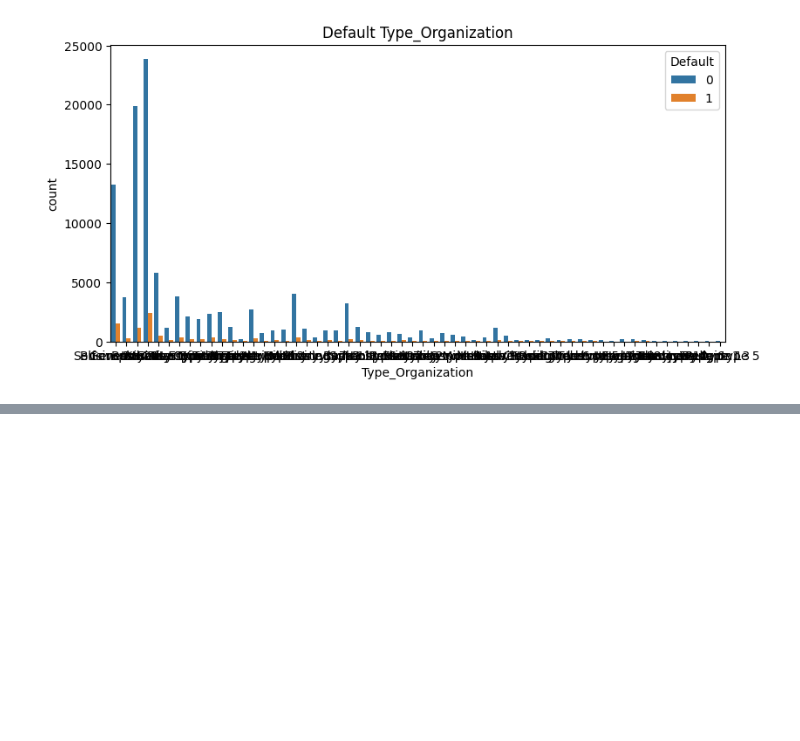
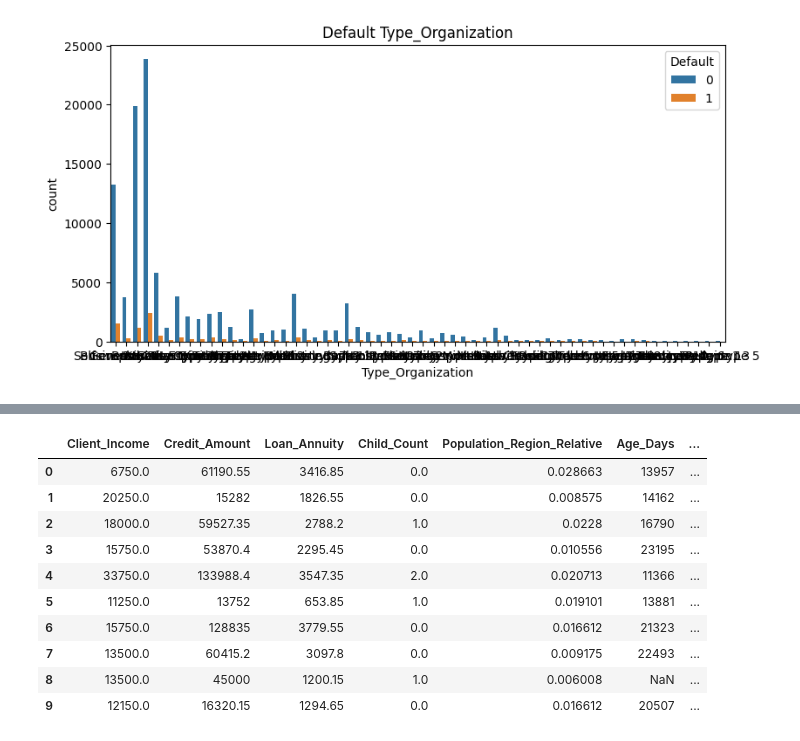
Before and after one commit to kimhyunso/semi_project, a Jupyter notebook: test.ipynb, the cells around one changed output, grey strips where cells are left out. Saved outputs shown, nothing was run; the diff lists cells and outputs as text; code cells hidden in the pictures; blank space fills up the shorter version.

```diff
--- a/test.ipynb
+++ b/test.ipynb
@@ -264,0 +263,5 @@ plt.show()
+# %%
+categorical_columns.remove('ID')
+# %%
+for col in categorical_columns:
+    print(data.loc[:,col].value_counts())
@@ -264,0 +341,3 @@ plt.show()
+# %%
+for col,val in na_cat_value_dicts.items():
+    data[col] = data[col].fillna(val)
@@ -264,0 +404,14 @@ plt.show()
+# %%
+data[numeri_datas_cols].head(10)
+# %% [output]
+|  | Client_Income | Credit_Amount | Loan_Annuity | Child_Count | Population_Region_Relative | Age_Days | ... |
+| 0 | 6750.0 | 61190.55 | 3416.85 | 0.0 | 0.028663 | 13957 | ... |
+| 1 | 20250.0 | 15282 | 1826.55 | 0.0 | 0.008575 | 14162 | ... |
+| 2 | 18000.0 | 59527.35 | 2788.2 | 1.0 | 0.0228 | 16790 | ... |
+| 3 | 15750.0 | 53870.4 | 2295.45 | 0.0 | 0.010556 | 23195 | ... |
+| 4 | 33750.0 | 133988.4 | 3547.35 | 2.0 | 0.020713 | 11366 | ... |
+| 5 | 11250.0 | 13752 | 653.85 | 1.0 | 0.019101 | 13881 | ... |
+| 6 | 15750.0 | 128835 | 3779.55 | 0.0 | 0.016612 | 21323 | ... |
+| 7 | 13500.0 | 60415.2 | 3097.8 | 0.0 | 0.009175 | 22493 | ... |
+| 8 | 13500.0 | 45000 | 1200.15 | 1.0 | 0.006008 | NaN | ... |
+| 9 | 12150.0 | 16320.15 | 1294.65 | 0.0 | 0.016612 | 20507 | ... |
```
Also changed, not shown: parts of 34 cells of this notebook, 10 other files.
